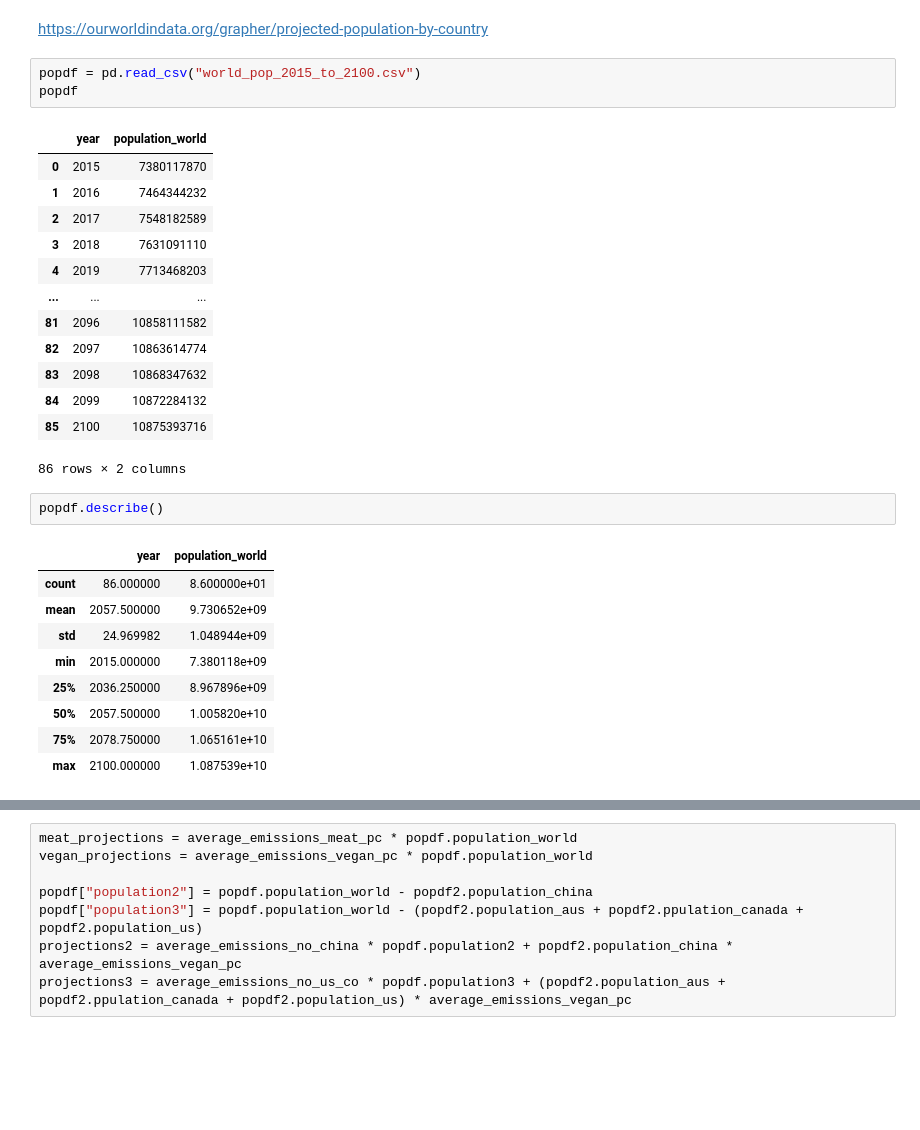
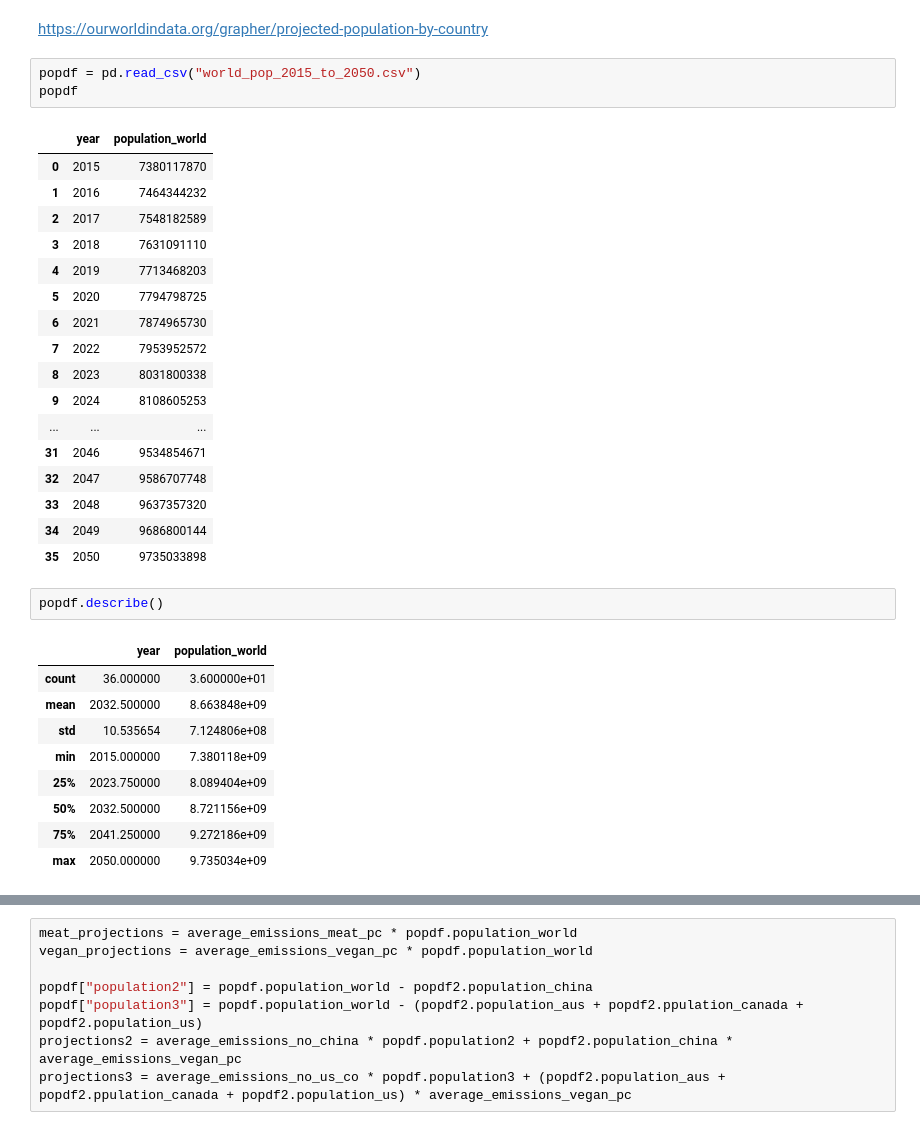
Before and after one commit to guillaumebdf/QM, a Jupyter notebook: parts2_and_3.ipynb, the cells around one changed output, grey strips where cells are left out. Cells and saved outputs as stored; diff of their text form; blank space fills up the shorter version.

```diff
--- a/parts2_and_3.ipynb
+++ b/parts2_and_3.ipynb
@@ -143,32 +156,36 @@ average_emissions_no_us_co = mean_meat_without_us_co * mean_meat
 # %% [markdown]
 https://ourworldindata.org/grapher/projected-population-by-country
 # %%
-popdf = pd.read_csv("world_pop_2015_to_2100.csv")
+popdf = pd.read_csv("world_pop_2015_to_2050.csv")
 popdf
 # %% [output]
 |  | year | population_world |
 | 0 | 2015 | 7380117870 |
 | 1 | 2016 | 7464344232 |
 | 2 | 2017 | 7548182589 |
 | 3 | 2018 | 7631091110 |
 | 4 | 2019 | 7713468203 |
+| 5 | 2020 | 7794798725 |
+| 6 | 2021 | 7874965730 |
+| 7 | 2022 | 7953952572 |
+| 8 | 2023 | 8031800338 |
+| 9 | 2024 | 8108605253 |
 | ... | ... | ... |
-| 81 | 2096 | 10858111582 |
-| 82 | 2097 | 10863614774 |
-| 83 | 2098 | 10868347632 |
-| 84 | 2099 | 10872284132 |
-| 85 | 2100 | 10875393716 |
+| 31 | 2046 | 9534854671 |
+| 32 | 2047 | 9586707748 |
+| 33 | 2048 | 9637357320 |
+| 34 | 2049 | 9686800144 |
+| 35 | 2050 | 9735033898 |
-86 rows × 2 columns
 # %%
 popdf.describe()
 # %% [output]
 |  | year | population_world |
-| count | 86.000000 | 8.600000e+01 |
-| mean | 2057.500000 | 9.730652e+09 |
-| std | 24.969982 | 1.048944e+09 |
+| count | 36.000000 | 3.600000e+01 |
+| mean | 2032.500000 | 8.663848e+09 |
+| std | 10.535654 | 7.124806e+08 |
 | min | 2015.000000 | 7.380118e+09 |
-| 25% | 2036.250000 | 8.967896e+09 |
-| 50% | 2057.500000 | 1.005820e+10 |
-| 75% | 2078.750000 | 1.065161e+10 |
-| max | 2100.000000 | 1.087539e+10 |
+| 25% | 2023.750000 | 8.089404e+09 |
+| 50% | 2032.500000 | 8.721156e+09 |
+| 75% | 2041.250000 | 9.272186e+09 |
+| max | 2050.000000 | 9.735034e+09 |
 # %%
```
Also changed, not shown: parts of 22 cells of this notebook.
